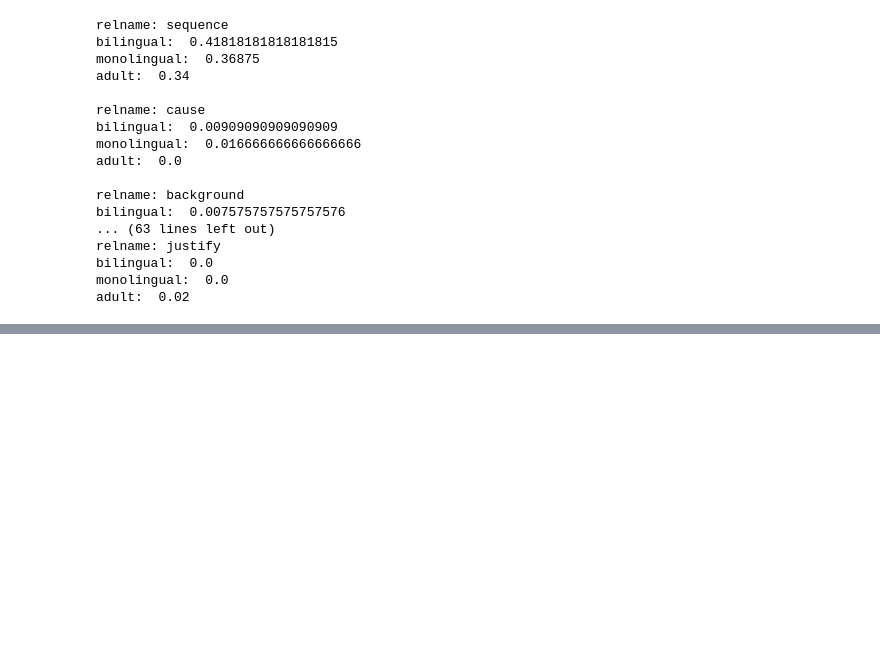
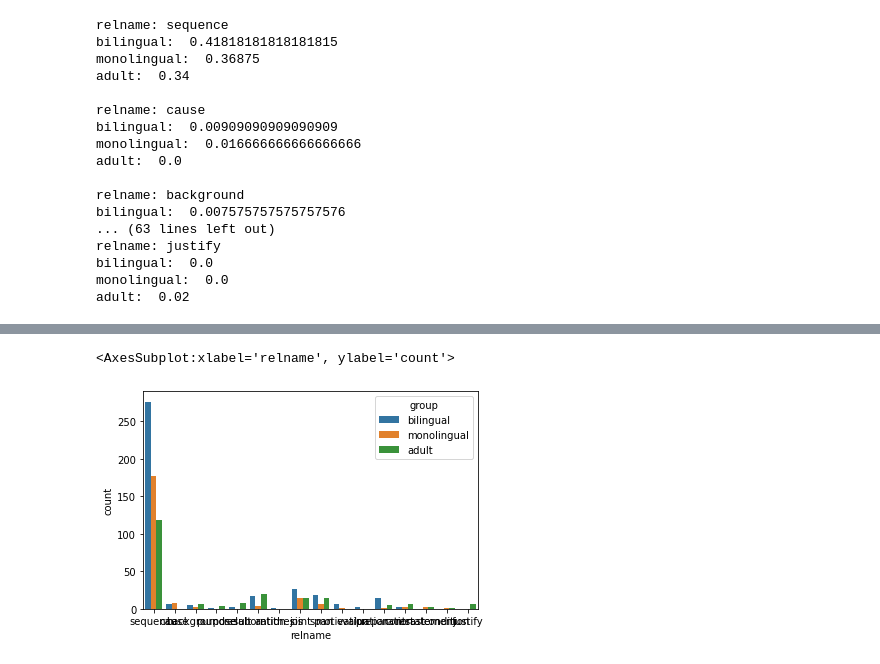
Before and after one commit to BunnyNoBugs/narratives-2021, a Jupyter notebook: syntax_analysis.ipynb, the cells around one changed output, grey strips where cells are left out. Cells and saved outputs as stored; diff of their text form; code cells hidden in the pictures; blank space fills up the shorter version.

```diff
--- a/syntax_analysis.ipynb
+++ b/syntax_analysis.ipynb
@@ -283,10 +283,13 @@ for relname in rst_df['relname'].unique():
             group_df = rst_df[rst_df['group'] == group]
             group_relname_df = rst_df[(rst_df['group'] == group) & (rst_df['relname'] == relname)]
             relname_count = len(group_relname_df.groupby(['file', 'segment_id']))
-            relnames.append({'relname': relname, 'group': group})
+            n_edu = len(group_df.groupby(['file', 'segment_id']))
+            relnames.append({'relname': relname, 'group': group, 'count': relname_count, 'n_edu': n_edu})
             print(f'{group}: ',
-                  relname / len(group_df.groupby(['file', 'segment_id'])))
+                  relname_count / n_edu)
     print()
+relnames_df = pd.DataFrame(relnames)
+relnames_df.to_csv('relname_freq.csv', index=False)
 # %% [output]
 relname: sequence
 bilingual:  0.41818181818181815
@@ -307,0 +331,5 @@ adult:  0.02
+# %%
+sns.barplot(x='relname', y='count', hue='group', data=relnames_df)
+# %% [output]
+<AxesSubplot:xlabel='relname', ylabel='count'>
+[figure, added]
```
Also changed, not shown: parts of 1 cell of this notebook, 1 other file.
